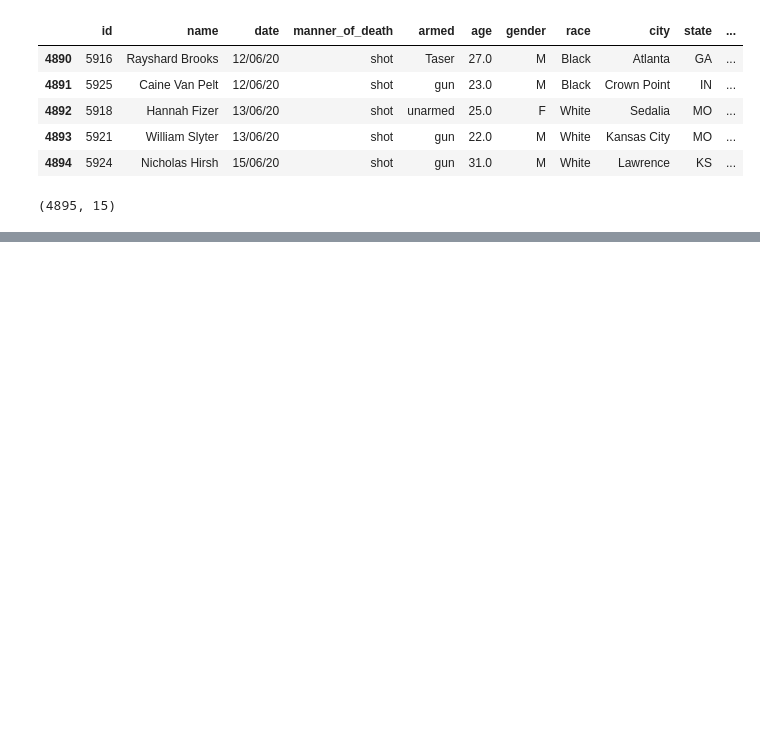
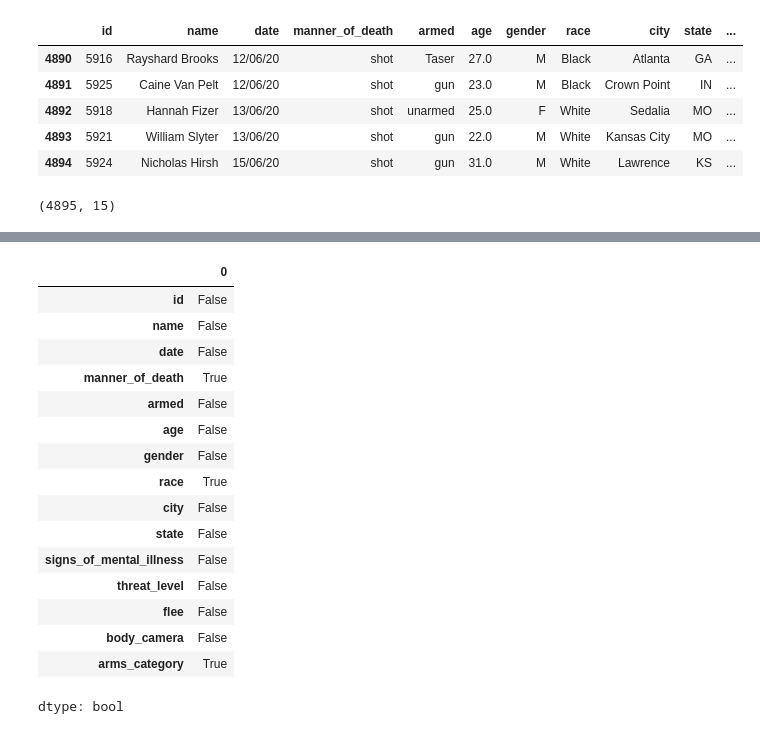
Before and after one commit to Vikaash7/21BDS0052-EDA, a Jupyter notebook: 21BDS0052.ipynb, the cells around one changed output, grey strips where cells are left out. Cells and saved outputs as stored; diff of their text form; code cells hidden in the pictures; blank space fills up the shorter version.

```diff
--- a/21BDS0052.ipynb
+++ b/21BDS0052.ipynb
@@ -53,0 +101,20 @@ data.shape
+# %%
+df.isnull().any()
+# %% [output]
+|  | 0 |
+| id | False |
+| name | False |
+| date | False |
+| manner_of_death | True |
+| armed | False |
+| age | False |
+| gender | False |
+| race | True |
+| city | False |
+| state | False |
+| signs_of_mental_illness | False |
+| threat_level | False |
+| flee | False |
+| body_camera | False |
+| arms_category | True |
+dtype: bool
```
Also changed, not shown: parts of 11 cells of this notebook.
